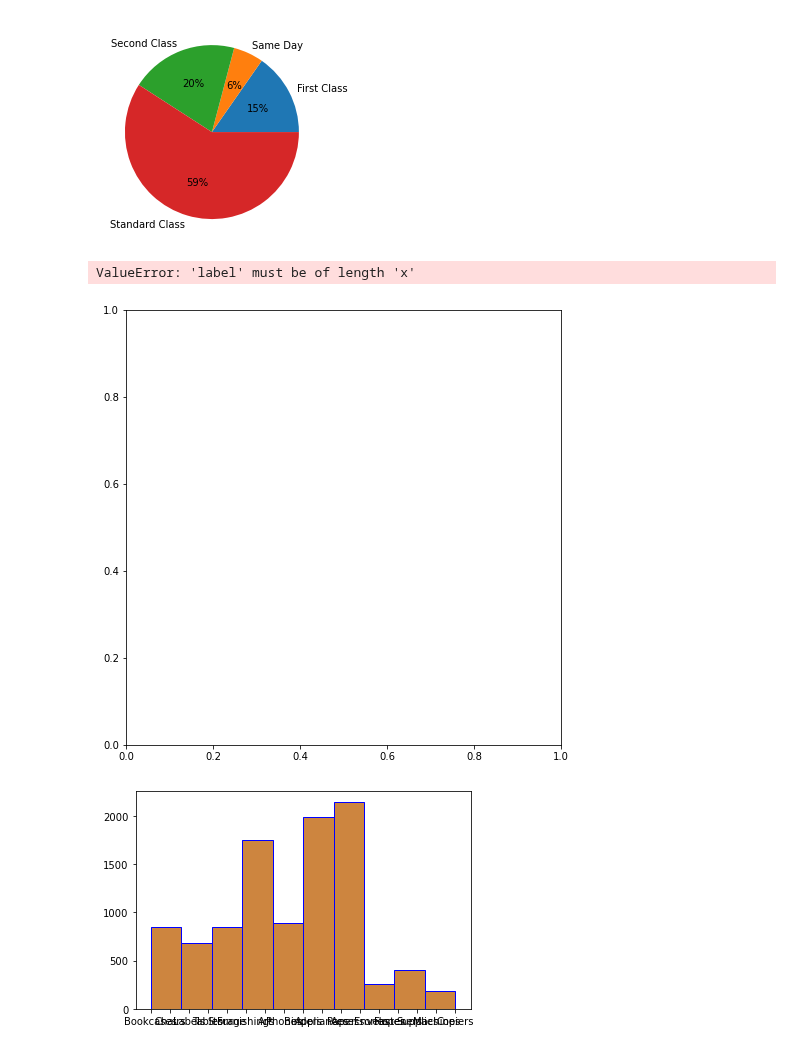
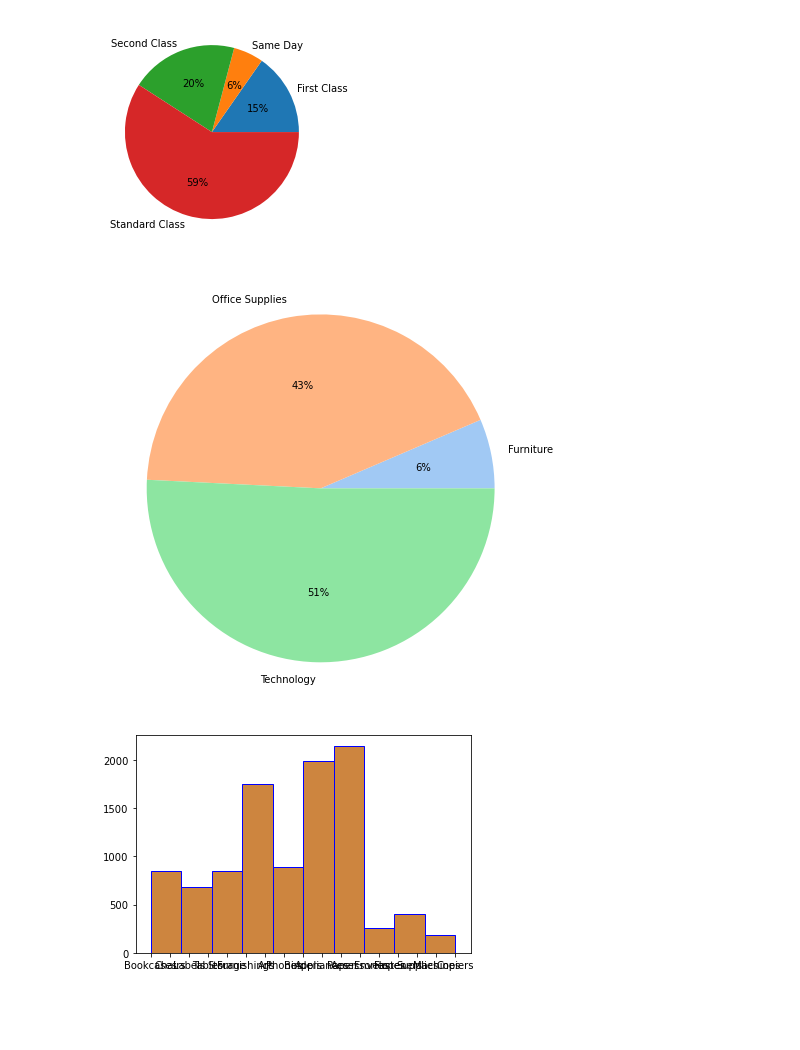
Before and after one commit to Rithigasri/Ex-08-Data-Visualization-, a Jupyter notebook: datavisual.ipynb, the cells around one changed output. Drawn from its saved outputs; the diff is of its cells as text; code cells hidden in the pictures; blank space fills up the shorter version.

```diff
--- a/datavisual.ipynb
+++ b/datavisual.ipynb
@@ -184,15 +184,14 @@ plt.show()
 # %%
 df3=df.groupby(by=["Category"]).sum()
 labels=[]
-for i in df1.index:
+for i in df3.index:
     labels.append(i)
 plt.figure(figsize=(8,8))
 colors = sns.color_palette('pastel')
 plt.pie(df3["Profit"],colors = colors,labels=labels, autopct = '%0.0f%%')
 plt.show()
 # %% [output]
-ValueError: 'label' must be of length 'x'
-[figure, old version]
+[figure, new version]
 # %%
 #4.Histogram
 # %%
```
